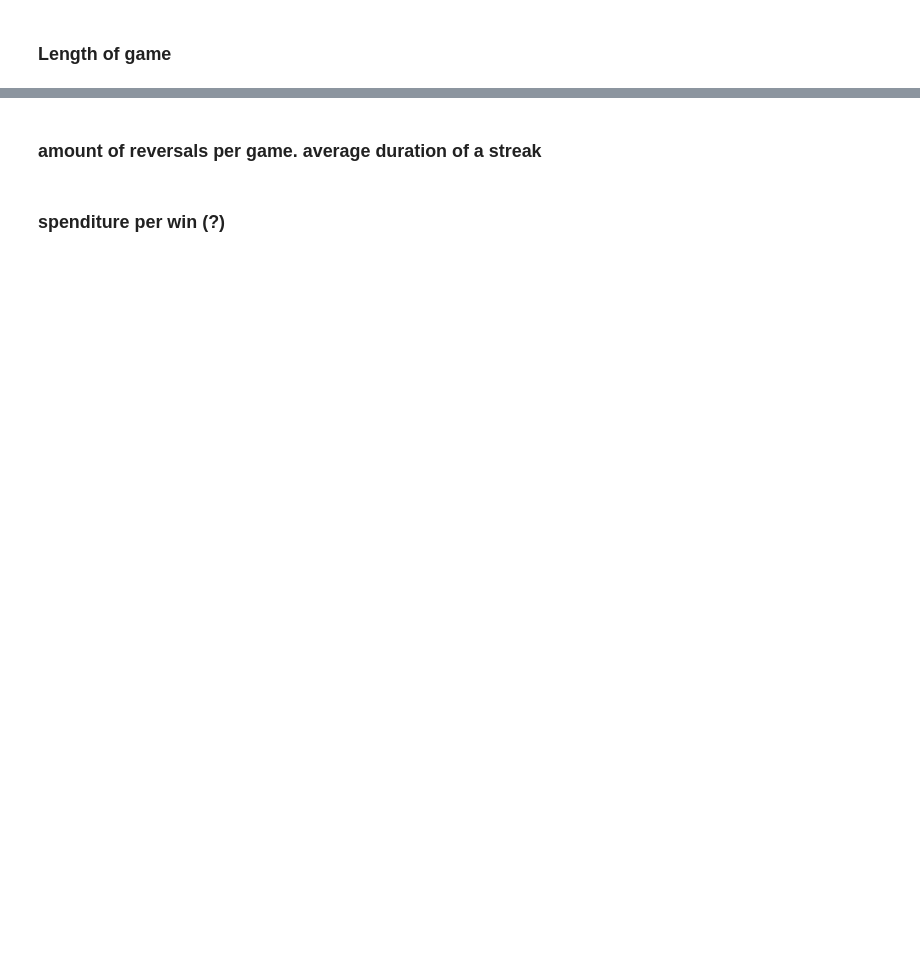
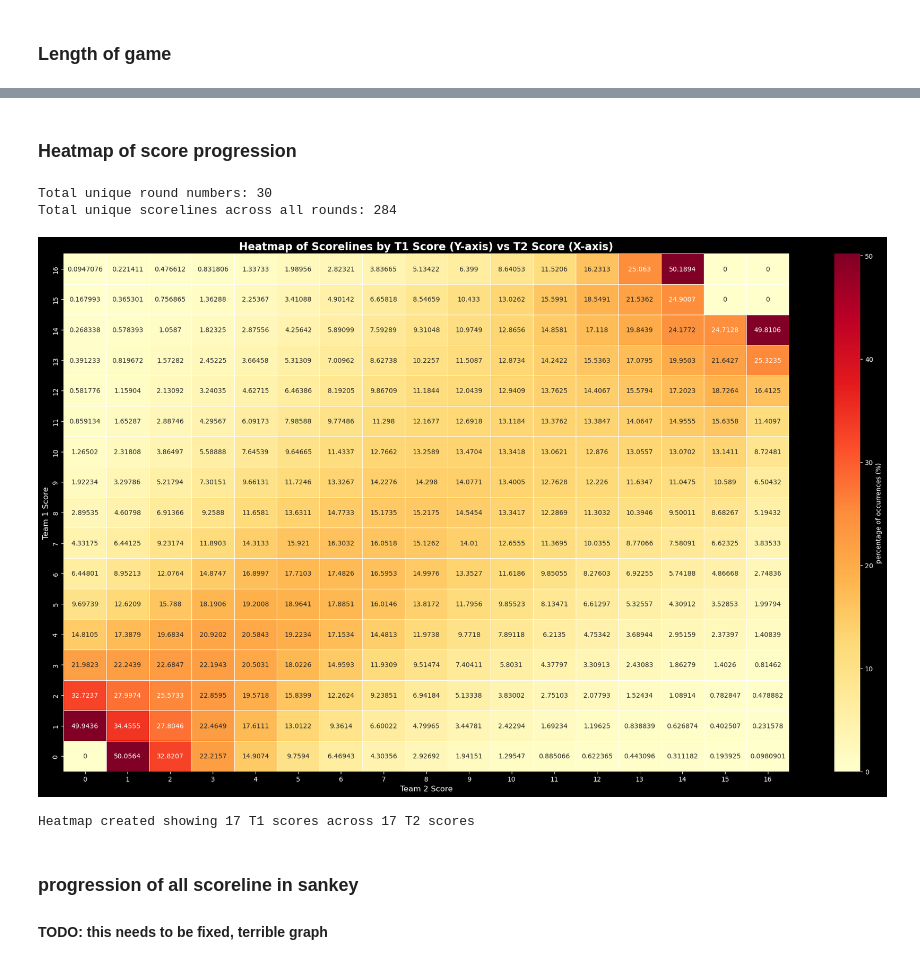
Before and after one commit to petz15/csgo_abm, a Jupyter notebook: analysis_notebook_v2.ipynb, the cells around one changed output, grey strips where cells are left out. Drawn from its saved outputs; the diff is of its cells as text; code cells hidden in the pictures; blank space fills up the shorter version.

```diff
--- a/analysis_notebook_v2.ipynb
+++ b/analysis_notebook_v2.ipynb
@@ -22,7 +22,7 @@ from pathlib import Path
 import json
 
 # Set visualization style
-sns.set_style("whitegrid")
+#sns.set_style("whitegrid")  # --- IGNORE ---
 plt.rcParams['figure.figsize'] = (14, 8)
 
 print("Libraries imported successfully")
@@ -1193,4 +515,71 @@ NameError: name 'total' is not defined
-# %% [markdown]
-### amount of reversals per game. average duration of a streak
-# %% [markdown]
-### spenditure per win (?)
+# %% [markdown]
+### Heatmap of score progression
+# %%
+# Step 1: Create temporary dataframe - count occurrences per unique round number
+round_counts_temp = df_filtered.groupby('round_number').size().reset_index(name='total_occurrences')
+
+# Step 2: Create permanent dataframe - for each round number and scoreline, count occurrences
+# Create scoreline column (e.g., "10-5" format)
+df_filtered['scoreline'] = df_filtered['t1_score_end'].astype(str) + '-' + df_filtered['t2_score_end'].astype(str)
+
+# Group by round_number and scoreline to get occurrence counts
+scoreline_by_round_df = df_filtered.groupby(['round_number', 'scoreline', 't1_score_end', 't2_score_end']).size().reset_index(name='scoreline_occurrences')
+
+# Step 3: Merge with round counts to calculate percentages
+scoreline_by_round_df = scoreline_by_round_df.merge(
+    round_counts_temp[['round_number', 'total_occurrences']],
+    on='round_number',
+    how='left'
+)
+
+# Calculate percentage
+scoreline_by_round_df['percentage'] = (scoreline_by_round_df['scoreline_occurrences'] /
+                                        scoreline_by_round_df['total_occurrences'] * 100)
+
+# Sort for better readability
+scoreline_by_round_df = scoreline_by_round_df.sort_values(['round_number', 'scoreline_occurrences'], ascending=[True, False])
+
+print(f"\nTotal unique round numbers: {scoreline_by_round_df['round_number'].nunique()}")
+print(f"Total unique scorelines across all rounds: {scoreline_by_round_df['scoreline'].nunique()}")
+# %% [output]
+Total unique round numbers: 30
+Total unique scorelines across all rounds: 284
+# %%
+# Create a pivot table for the heatmap
+# We'll use round_number as x-axis and scoreline as y-axis, with scoreline_occurrences as values
+heatmap_data = scoreline_by_round_df[['t1_score_end', 't2_score_end', 'percentage']]
+
+# Create pivot table using t1_score_end and t2_score_end
+pivot_data = heatmap_data.pivot_table(
+    index='t1_score_end',
+    columns='t2_score_end',
+    values='percentage',
+    aggfunc='sum',
+    fill_value=0
+)
+
+# Sort by index and columns
+pivot_data = pivot_data.sort_index(ascending=False).sort_index(axis=1, ascending=True)
+
+# Create the heatmap
+plt.figure(figsize=(20, 12))
+sns.heatmap(pivot_data,
+            cmap='YlOrRd',
+            annot=True,
+            fmt='g',
+            cbar_kws={'label': 'percentage of occurrences (%)'},
+            linewidths=0.5)
+
+plt.title('Heatmap of Scorelines by T1 Score (Y-axis) vs T2 Score (X-axis)', fontsize=16, fontweight='bold')
+plt.xlabel('Team 2 Score', fontsize=12)
+plt.ylabel('Team 1 Score', fontsize=12)
+plt.tight_layout()
+plt.show()
+
+print(f"Heatmap created showing {len(pivot_data)} T1 scores across {len(pivot_data.columns)} T2 scores")
+# %% [output]
+[figure, added]
+Heatmap created showing 17 T1 scores across 17 T2 scores
+# %% [markdown]
+### progression of all scoreline in sankey
+#### TODO: this needs to be fixed, terrible graph
```
Also changed, not shown: parts of 24 cells of this notebook, 11 other files.
